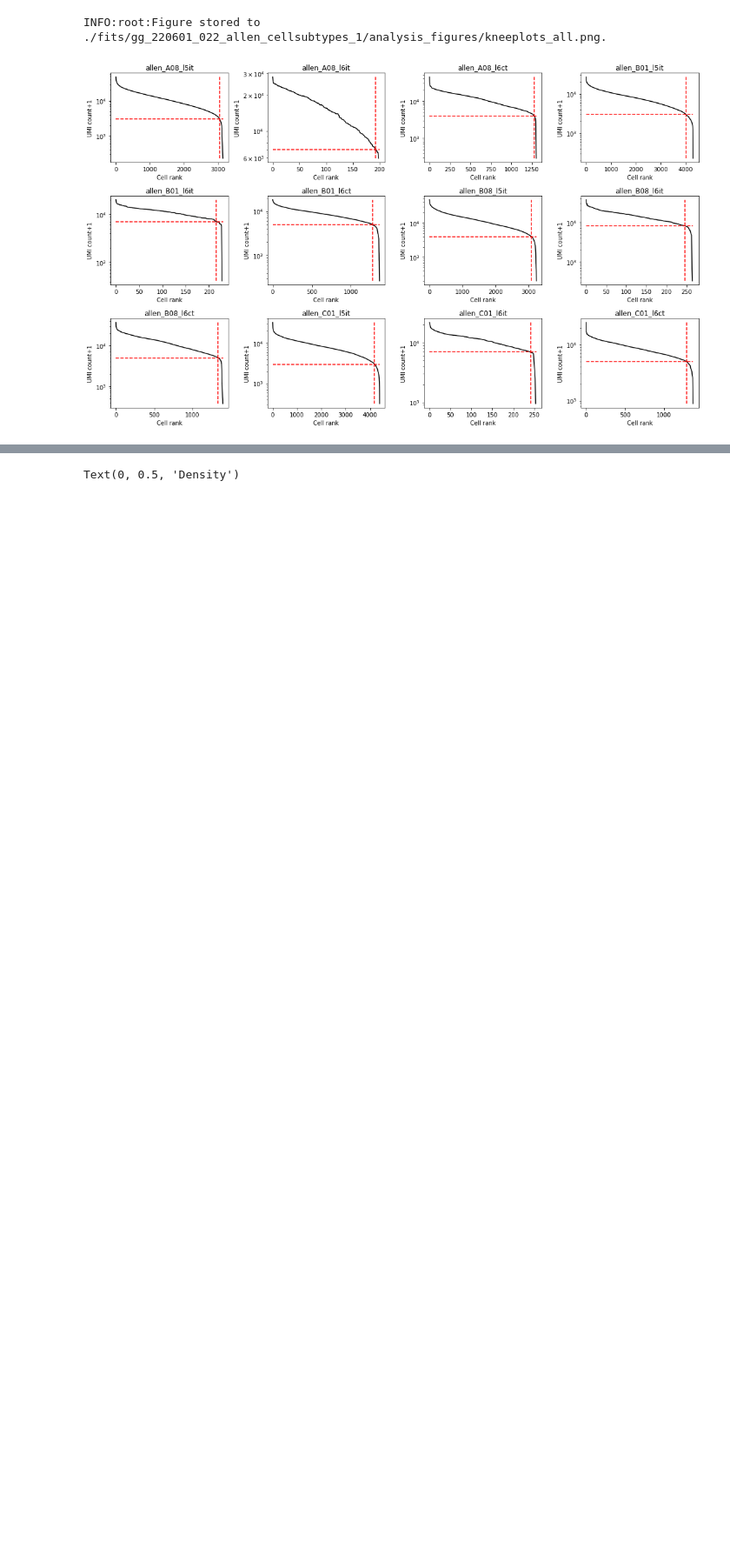
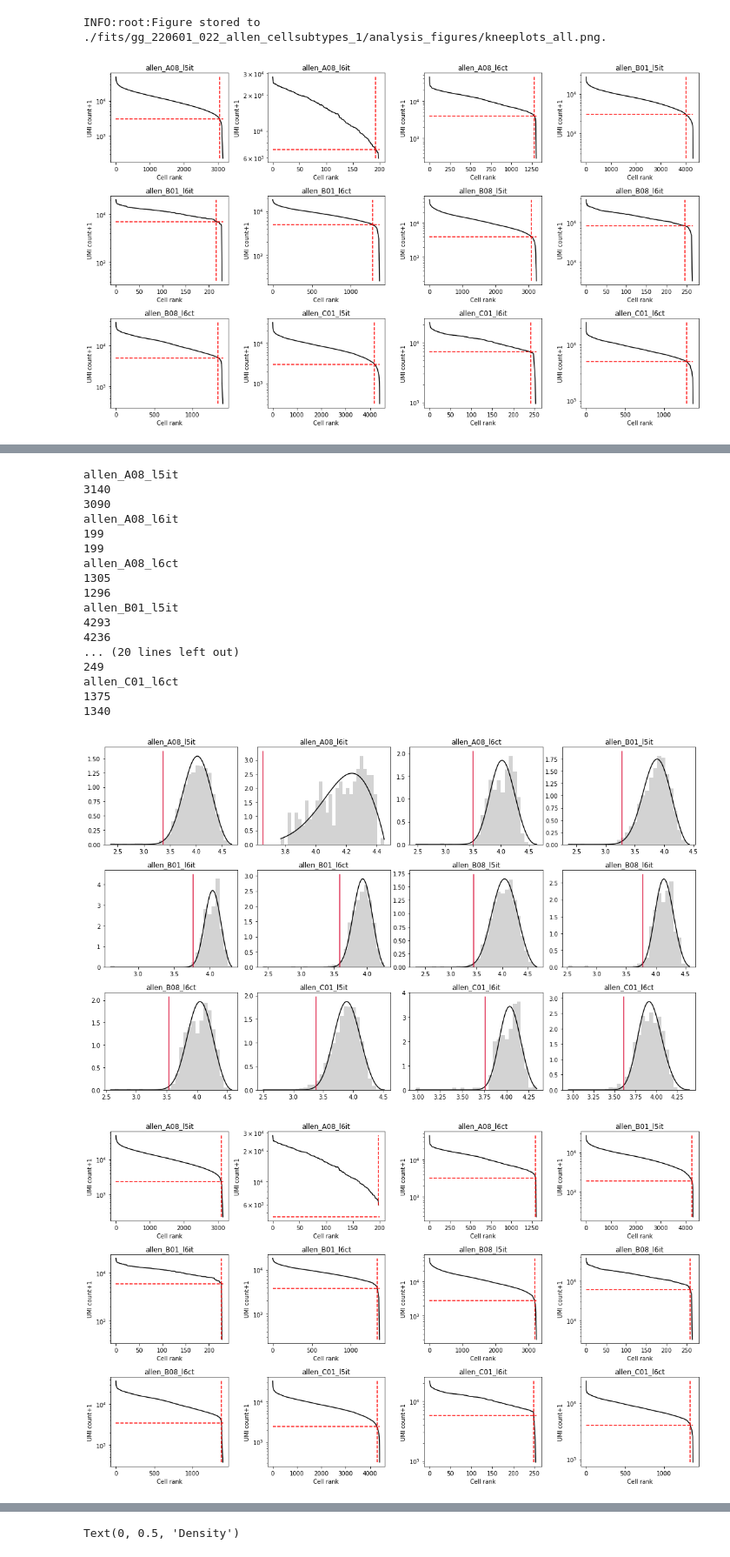
Before and after one commit to gennadygorin/seq-cme-technoise, a Jupyter notebook: gg220601_allen_cellsubtypes_fit.ipynb, the cells around one changed output, grey strips where cells are left out. Shown at 87% size. Cells and saved outputs as stored; diff of their text form; code cells hidden in the pictures; blank space fills up the shorter version.

```diff
--- a/gg220601_allen_cellsubtypes_fit.ipynb
+++ b/gg220601_allen_cellsubtypes_fit.ipynb
@@ -183,6 +158,8 @@ INFO:root:Runtime: 105.8 seconds.
 [figure]
 [figure]
 [figure]
+# %%
+dataset_strings = ['./fits/gg_220601_022_allen_cellsubtypes_1/'+x for x in dataset_names]
 # %%
 sd_strings = [x+'/raw.sd' for x in dataset_strings]
 # %%
@@ -206,3 +168,16 @@ result_strings
+# %%
+result_strings  = ['./fits/gg_220601_022_allen_cellsubtypes_1/allen_A08_l5it/Bursty_Poisson_1x1/grid_scan_results.res',
+ './fits/gg_220601_022_allen_cellsubtypes_1/allen_A08_l6it/Bursty_Poisson_1x1/grid_scan_results.res',
+ './fits/gg_220601_022_allen_cellsubtypes_1/allen_A08_l6ct/Bursty_Poisson_1x1/grid_scan_results.res',
+ './fits/gg_220601_022_allen_cellsubtypes_1/allen_B01_l5it/Bursty_Poisson_1x1/grid_scan_results.res',
+ './fits/gg_220601_022_allen_cellsubtypes_1/allen_B01_l6it/Bursty_Poisson_1x1/grid_scan_results.res',
+ './fits/gg_220601_022_allen_cellsubtypes_1/allen_B01_l6ct/Bursty_Poisson_1x1/grid_scan_results.res',
+ './fits/gg_220601_022_allen_cellsubtypes_1/allen_B08_l5it/Bursty_Poisson_1x1/grid_scan_results.res',
+ './fits/gg_220601_022_allen_cellsubtypes_1/allen_B08_l6it/Bursty_Poisson_1x1/grid_scan_results.res',
+ './fits/gg_220601_022_allen_cellsubtypes_1/allen_B08_l6ct/Bursty_Poisson_1x1/grid_scan_results.res',
+ './fits/gg_220601_022_allen_cellsubtypes_1/allen_C01_l5it/Bursty_Poisson_1x1/grid_scan_results.res',
+ './fits/gg_220601_022_allen_cellsubtypes_1/allen_C01_l6it/Bursty_Poisson_1x1/grid_scan_results.res',
+ './fits/gg_220601_022_allen_cellsubtypes_1/allen_C01_l6ct/Bursty_Poisson_1x1/grid_scan_results.res']
 # %%
 sr_arr = []
 sd_arr = []
@@ -267,0 +270,54 @@ INFO:root:Figure stored to ./fits/gg_220601_022_allen_cellsubtypes_1/analysis_fi
+# %%
+sz=(3,4)
+fig1,ax1 = plt.subplots(sz[0],sz[1],figsize=(15,9))
+fig2,ax2 = plt.subplots(sz[0],sz[1],figsize=(15,9))
+for j in range(n_datasets):
+    print(dataset_names[j])
+    axloc=np.unravel_index(j,sz)
+
+    ss = np.log10(sd_arr[j].S.sum(0)+1)
+    fitlaw = scipy.stats.genextreme
+
+    cf = np.ones(len(ss),dtype=bool)
+    for _ in range(10):
+        fitparams = fitlaw.fit(ss[cf])
+        ppf = fitlaw.ppf([0.005,0.995],*fitparams)
+        cf = (ss>ppf[0]) #& (ss<ppf[1])
+    x = np.linspace(ss.min(),ss.max(),100)
+    ax1[axloc].hist(ss,30,density=True,color='lightgray')
+    p = fitlaw.pdf(x, *fitparams)
+    ax1[axloc].plot(x,p,'k-')
+
+    x=[ppf[0]]*2
+    yl = ax1[axloc].get_ylim()
+    ax1[axloc].plot(x,yl,'-',color='crimson')
+
+
+    sd_arr[j].knee_plot(ax1=ax2[axloc],viz=True,thr=10**ppf[0])
+    ax1[axloc].set_title(dataset_names[j])
+    ax2[axloc].set_title(dataset_names[j])
+
+    print(len(cf))
+    print(cf.sum())
+fig1.tight_layout()
+fig2.tight_layout()
+# %% [output]
+allen_A08_l5it
+3140
+3090
+allen_A08_l6it
+199
+199
+allen_A08_l6ct
+1305
+1296
+allen_B01_l5it
+4293
+4236
+... (20 lines left out)
+249
+allen_C01_l6ct
+1375
+1340
+[figure, added]
+[figure, added]
```
Also changed, not shown: parts of 27 cells of this notebook, 1 other file.
